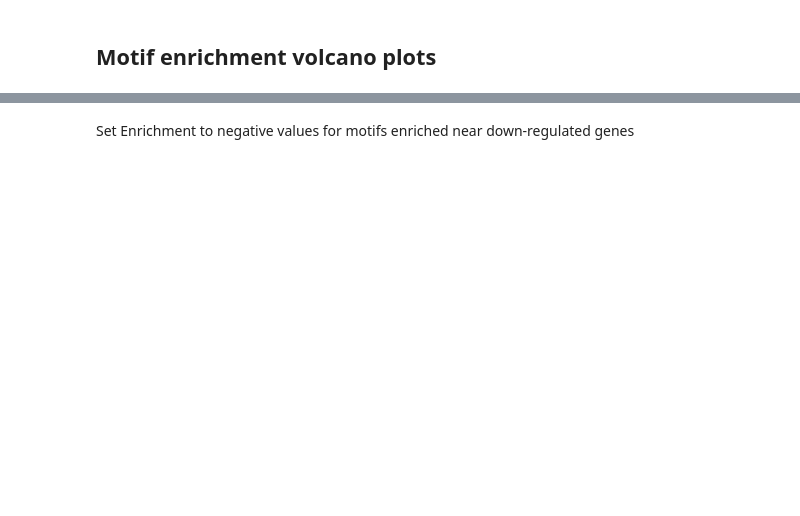
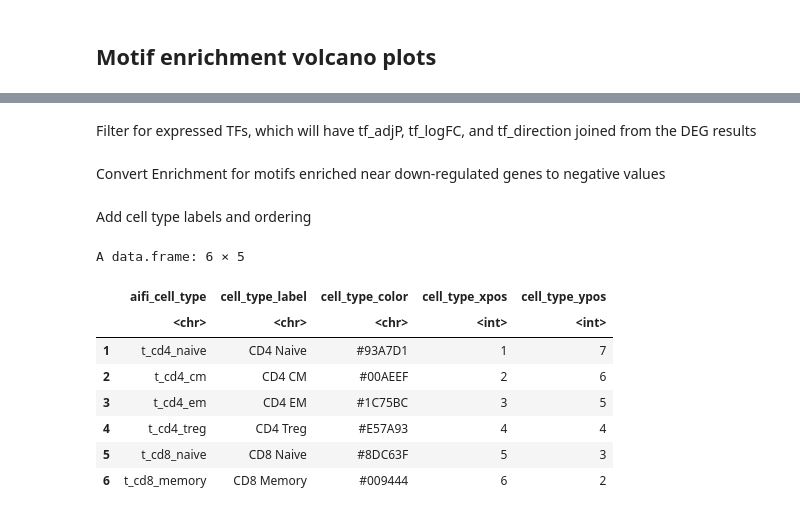
Before and after one commit to aifimmunology/repro-vrd-tea-seq, a Jupyter notebook: figures/Fig-4_len_overview.ipynb, the cells around one changed output, grey strips where cells are left out. Drawn from its saved outputs; the diff is of its cells as text; code cells hidden in the pictures; blank space fills up the shorter version.

```diff
--- a/figures/Fig-4_len_overview.ipynb
+++ b/figures/Fig-4_len_overview.ipynb
@@ -656,0 +795,2 @@ all_dem <- all_dem %>%
+# %% [markdown]
+Filter for expressed TFs, which will have tf_adjP, tf_logFC, and tf_direction joined from the DEG results
@@ -657,8 +800,22 @@ all_dem <- all_dem %>%
 # %% [markdown]
-Set Enrichment to negative values for motifs enriched near down-regulated genes
+Convert Enrichment for motifs enriched near down-regulated genes to negative values
 # %%
 all_dem <- all_dem %>%
   mutate(Enrichment = ifelse(
       direction == "dn",
       -1 * Enrichment,
       Enrichment))
+# %% [markdown]
+Add cell type labels and ordering
+# %%
+head(type_colors)
+# %% [output]
+A data.frame: 6 × 5
+|  | aifi_cell_type | cell_type_label | cell_type_color | cell_type_xpos | cell_type_ypos |
+|  | <chr> | <chr> | <chr> | <int> | <int> |
+| 1 | t_cd4_naive | CD4 Naive | #93A7D1 | 1 | 7 |
+| 2 | t_cd4_cm | CD4 CM | #00AEEF | 2 | 6 |
+| 3 | t_cd4_em | CD4 EM | #1C75BC | 3 | 5 |
+| 4 | t_cd4_treg | CD4 Treg | #E57A93 | 4 | 4 |
+| 5 | t_cd8_naive | CD8 Naive | #8DC63F | 5 | 3 |
+| 6 | t_cd8_memory | CD8 Memory | #009444 | 6 | 2 |
```
Also changed, not shown: parts of 53 cells of this notebook.
